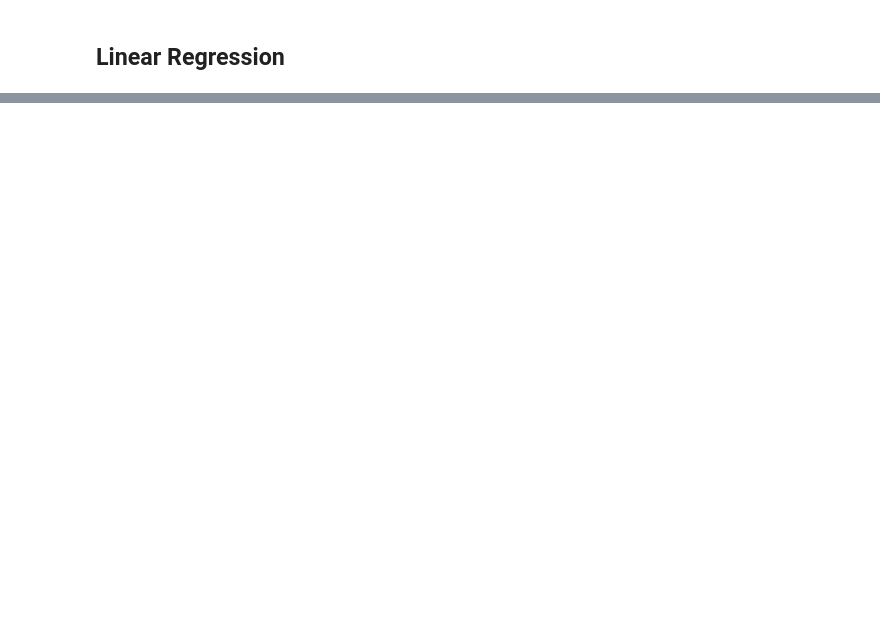
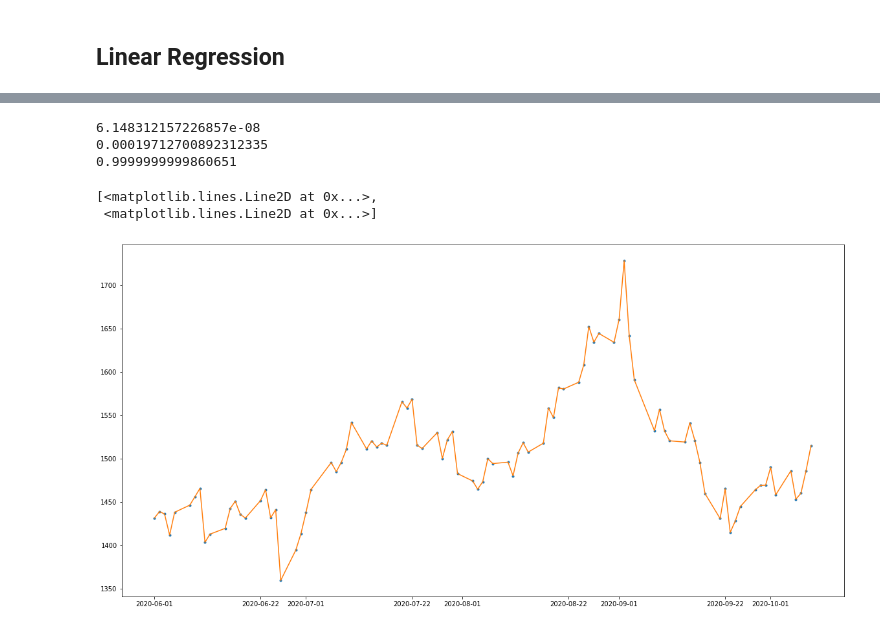
Before and after one commit to liyaSileshi/stock_price_prediction, a Jupyter notebook: stock_price_prediction.ipynb, the cells around one changed output, grey strips where cells are left out. Drawn from its saved outputs; the diff is of its cells as text; code cells hidden in the pictures; blank space fills up the shorter version.

```diff
--- a/stock_price_prediction.ipynb
+++ b/stock_price_prediction.ipynb
@@ -138,0 +306,16 @@ generate_features(df)
+# %%
+from sklearn.svm import SVR
+
+param_grid = {
+    "C": [1000, 3000, 10000],
+    "epsilon": [0.00001, 0.00003, 0.0001],
+}
+
+#instantiate SVR
+svr = SVR(kernel='linear')
+
+grid_search = GridSearchCV(svr, param_grid, cv=5,
+                                  scoring='neg_mean_absolute_error')
+
+#we use scaled data since SVR doesn't work well with unscaled
+grid_search.fit(x_scaled_train, y_train)
@@ -138,0 +338,6 @@ generate_features(df)
+# %%
+#get the best svr
+svr_best = grid_search.best_estimator_
+y_pred = svr_best.predict(x_scaled_test)
+print(y_pred[:5])
+print(y_test[:5])
@@ -138,0 +353,19 @@ generate_features(df)
+# %%
+#calculate the MSE and r2 value
+print(mean_squared_error(y_test, y_pred))
+print(mean_absolute_error(y_test, y_pred))
+print(r2_score(y_test, y_pred))
+# %% [output]
+6.148312157226857e-08
+0.00019712700892312335
+0.9999999999860651
+# %%
+#plot
+plt.figure(figsize=(20,10))
+plt.plot(x_test.index, y_test, '.',
+        x_test.index, y_pred, '-'
+        )
+# %% [output]
+[<matplotlib.lines.Line2D at 0x...>,
+ <matplotlib.lines.Line2D at 0x...>]
+[figure, added]
```
Also changed, not shown: parts of 25 cells of this notebook.
